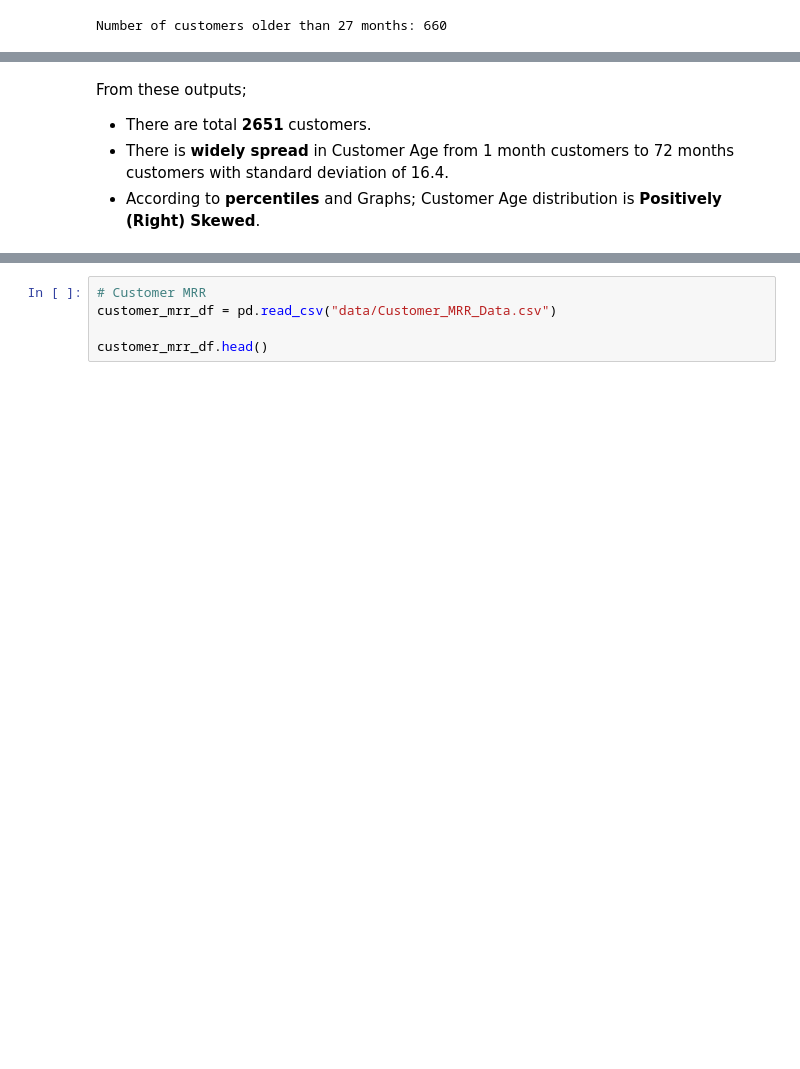
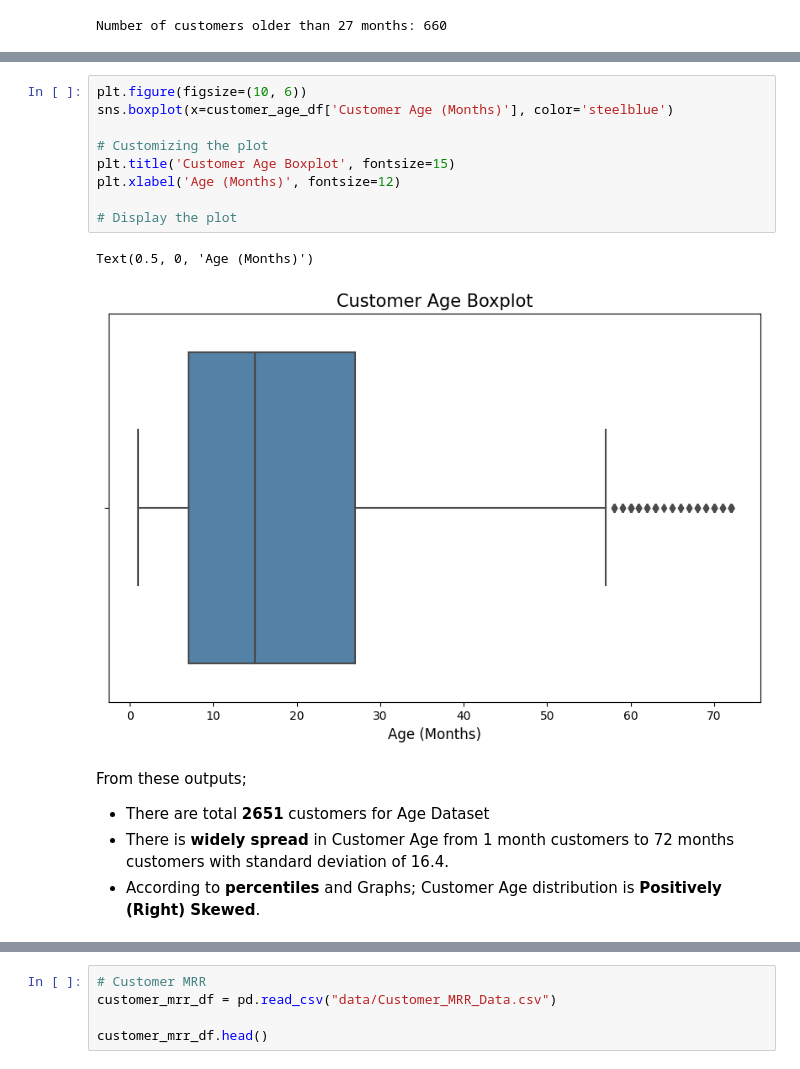
Before and after one commit to egemertgulderen/HacettepeHack, a Jupyter notebook: sample.ipynb, the cells around one changed output, grey strips where cells are left out. Cells and saved outputs as stored; diff of their text form; blank space fills up the shorter version.

```diff
--- a/sample.ipynb
+++ b/sample.ipynb
@@ -162,7 +160,19 @@ plt.show()
+# %%
+plt.figure(figsize=(10, 6))
+sns.boxplot(x=customer_age_df['Customer Age (Months)'], color='steelblue')
+
+# Customizing the plot
+plt.title('Customer Age Boxplot', fontsize=15)
+plt.xlabel('Age (Months)', fontsize=12)
+
+# Display the plot
+# %% [output]
+Text(0.5, 0, 'Age (Months)')
+[figure, added]
 # %% [markdown]
 From these outputs;
 
-* There are total **2651** customers.
+* There are total **2651** customers for Age Dataset
 * There is **widely spread** in Customer Age from 1 month customers to 72 months customers with standard deviation of 16.4.
 * According to **percentiles** and Graphs; Customer Age distribution is **Positively (Right) Skewed**.
 # %% [markdown]
```
Also changed, not shown: parts of 31 cells of this notebook.
